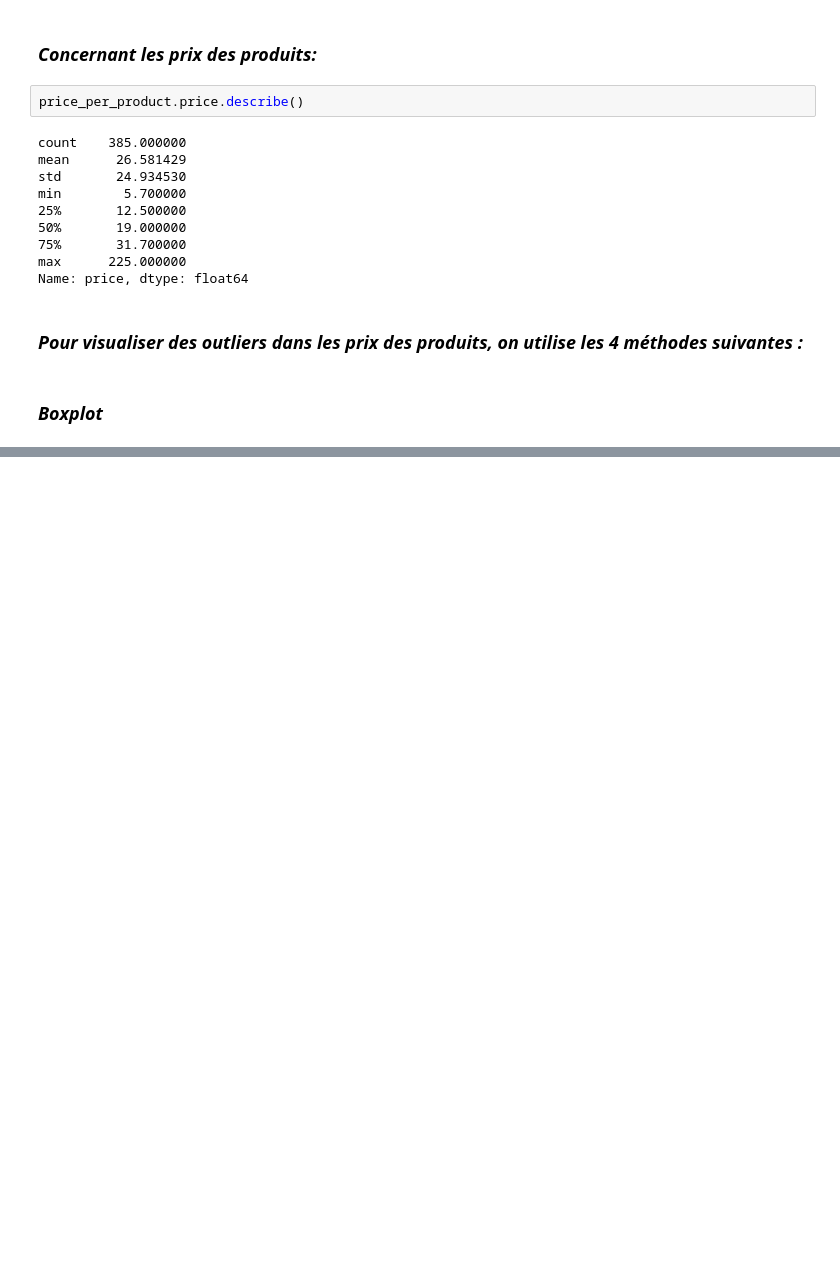
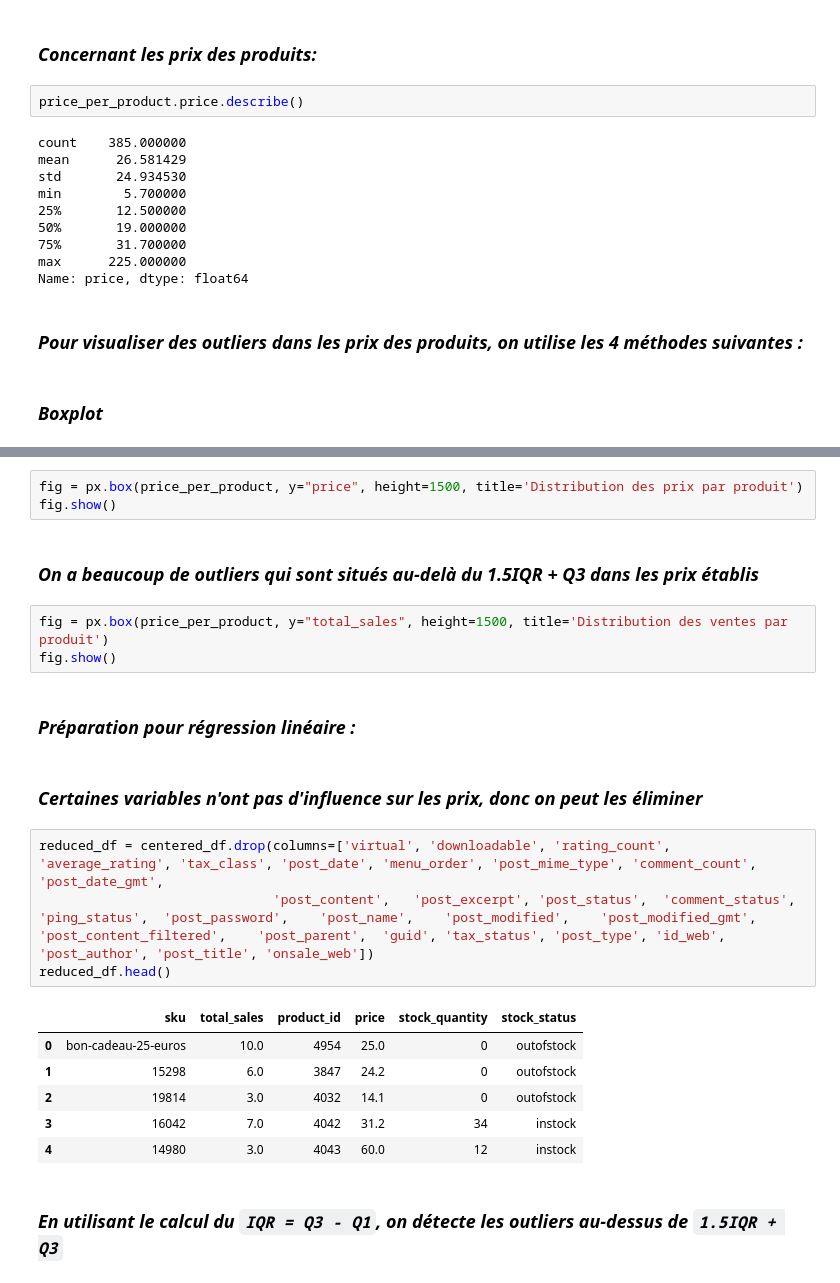
Before and after one commit to MoeAwwad/advanced_data_analysis, a Jupyter notebook: POUGET_AWWAD_ALHALABI.ipynb, the cells around one changed output, grey strips where cells are left out. Cells and saved outputs as stored; diff of their text form; blank space fills up the shorter version.

```diff
--- a/POUGET_AWWAD_ALHALABI.ipynb
+++ b/POUGET_AWWAD_ALHALABI.ipynb
@@ -340,0 +363,25 @@ price_per_product.boxplot(column='price', figsize=(16,20))
+# %%
+fig = px.box(price_per_product, y="price", height=1500, title='Distribution des prix par produit')
+fig.show()
+# %% [markdown]
+### _On a beaucoup de outliers qui sont situés au-delà du 1.5IQR + Q3 dans les prix établis_
+# %%
+fig = px.box(price_per_product, y="total_sales", height=1500, title='Distribution des ventes par produit')
+fig.show()
+# %% [markdown]
+### _Préparation pour régression linéaire :_
+# %% [markdown]
+### _Certaines variables n'ont pas d'influence sur les prix, donc on peut les éliminer_
+# %%
+reduced_df = centered_df.drop(columns=['virtual', 'downloadable', 'rating_count', 'average_rating', 'tax_class', 'post_date', 'menu_order', 'post_mime_type', 'comment_count', 'post_date_gmt',
+                              'post_content',	'post_excerpt',	'post_status',	'comment_status',	'ping_status',	'post_password',	'post_name',	'post_modified',	'post_modified_gmt',	'post_content_filtered',	'post_parent',	'guid', 'tax_status', 'post_type', 'id_web', 'post_author', 'post_title', 'onsale_web'])
+reduced_df.head()
+# %% [output]
+|  | sku | total_sales | product_id | price | stock_quantity | stock_status |
+| 0 | bon-cadeau-25-euros | 10.0 | 4954 | 25.0 | 0 | outofstock |
+| 1 | 15298 | 6.0 | 3847 | 24.2 | 0 | outofstock |
+| 2 | 19814 | 3.0 | 4032 | 14.1 | 0 | outofstock |
+| 3 | 16042 | 7.0 | 4042 | 31.2 | 34 | instock |
+| 4 | 14980 | 3.0 | 4043 | 60.0 | 12 | instock |
+# %% [markdown]
+### _En utilisant le calcul du `IQR = Q3 - Q1`, on détecte les outliers au-dessus de `1.5IQR + Q3`_
```
Also changed, not shown: parts of 13 cells of this notebook.
